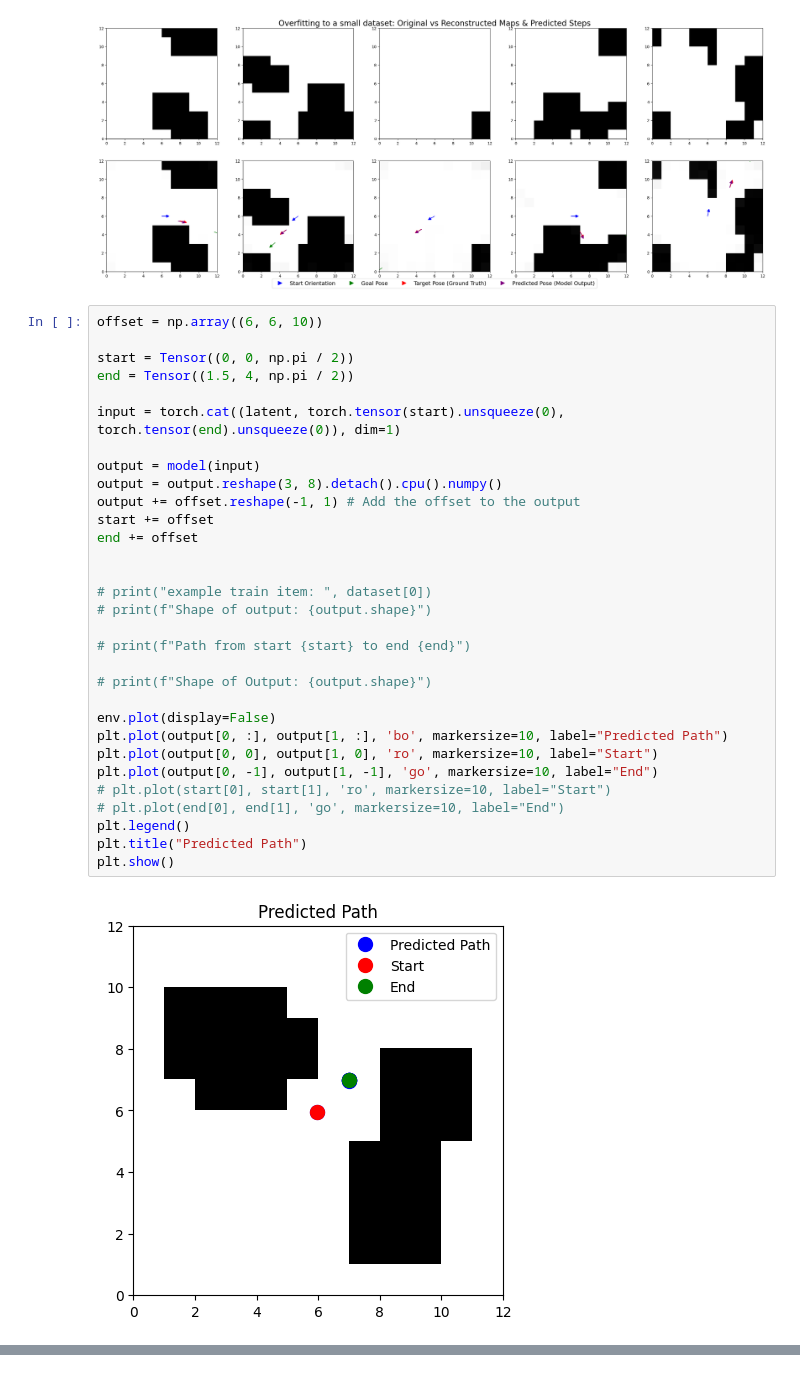
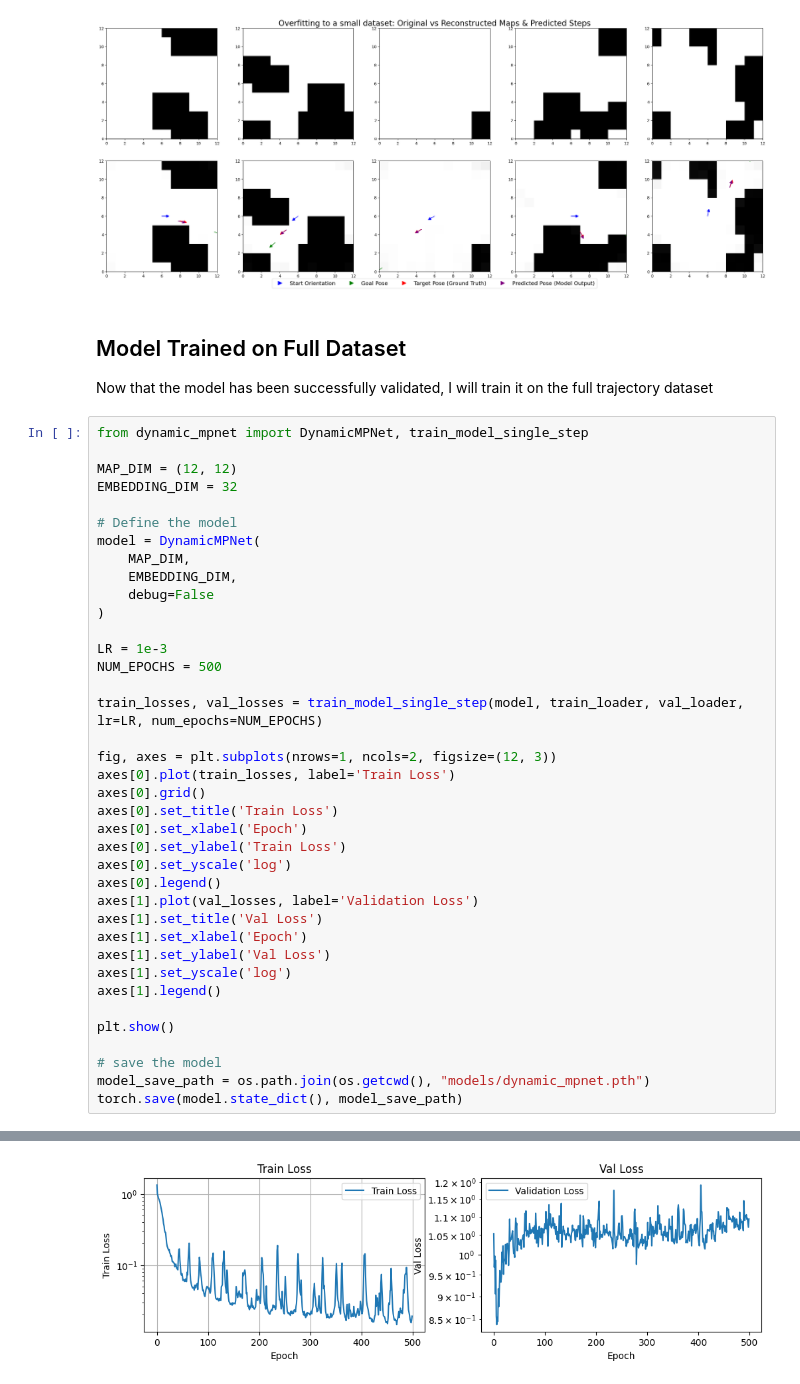
Before and after one commit to MarshallVielmetti/dynamic_mpnet, a Jupyter notebook: code/dynamic_mpnet.ipynb, the cells around one changed output, grey strips where cells are left out. Drawn from its saved outputs; the diff is of its cells as text.

Commit message:
got it to validate and kind of work?

```diff
--- a/code/dynamic_mpnet.ipynb
+++ b/code/dynamic_mpnet.ipynb
@@ -963,36 +959,45 @@ for i, (map, start_theta, target_pose, goal_pose) in enumerate(overfit_loader):
     plt.gca().set_aspect('equal', adjustable='box')
 # %% [output]
 [figure]
-# %%
-offset = np.array((6, 6, 10))
-
-start = Tensor((0, 0, np.pi / 2))
-end = Tensor((1.5, 4, np.pi / 2))
-
-input = torch.cat((latent, torch.tensor(start).unsqueeze(0), torch.tensor(end).unsqueeze(0)), dim=1)
-
-output = model(input)
-output = output.reshape(3, 8).detach().cpu().numpy()
-output += offset.reshape(-1, 1) # Add the offset to the output
-start += offset
-end += offset
-
-
-# print("example train item: ", dataset[0])
-# print(f"Shape of output: {output.shape}")
-
-# print(f"Path from start {start} to end {end}")
-
-# print(f"Shape of Output: {output.shape}")
-
-env.plot(display=False)
-plt.plot(output[0, :], output[1, :], 'bo', markersize=10, label="Predicted Path")
-plt.plot(output[0, 0], output[1, 0], 'ro', markersize=10, label="Start")
-plt.plot(output[0, -1], output[1, -1], 'go', markersize=10, label="End")
-# plt.plot(start[0], start[1], 'ro', markersize=10, label="Start")
-# plt.plot(end[0], end[1], 'go', markersize=10, label="End")
-plt.legend()
-plt.title("Predicted Path")
-plt.show()
-# %% [output]
-[figure, removed]
+# %% [markdown]
+## Model Trained on Full Dataset
+Now that the model has been successfully validated, I will train it on the full trajectory dataset
+# %%
+from dynamic_mpnet import DynamicMPNet, train_model_single_step
+
+MAP_DIM = (12, 12)
+EMBEDDING_DIM = 32
+
+# Define the model
+model = DynamicMPNet(
+    MAP_DIM,
+    EMBEDDING_DIM,
+    debug=False
+)
+
+LR = 1e-3
+NUM_EPOCHS = 500
+
+train_losses, val_losses = train_model_single_step(model, train_loader, val_loader, lr=LR, num_epochs=NUM_EPOCHS)
+
+fig, axes = plt.subplots(nrows=1, ncols=2, figsize=(12, 3))
+axes[0].plot(train_losses, label='Train Loss')
+axes[0].grid()
+axes[0].set_title('Train Loss')
+axes[0].set_xlabel('Epoch')
+axes[0].set_ylabel('Train Loss')
+axes[0].set_yscale('log')
+axes[0].legend()
+axes[1].plot(val_losses, label='Validation Loss')
+axes[1].set_title('Val Loss')
+axes[1].set_xlabel('Epoch')
+axes[1].set_ylabel('Val Loss')
+axes[1].set_yscale('log')
+axes[1].legend()
+
+plt.show()
+
+# save the model
+model_save_path = os.path.join(os.getcwd(), "models/dynamic_mpnet.pth")
+torch.save(model.state_dict(), model_save_path)
+# %% [output]
@@ -998,0 +1021 @@ plt.show()
+[figure, added]
```
Also changed, not shown: parts of 5 cells of this notebook, 3 other files.
